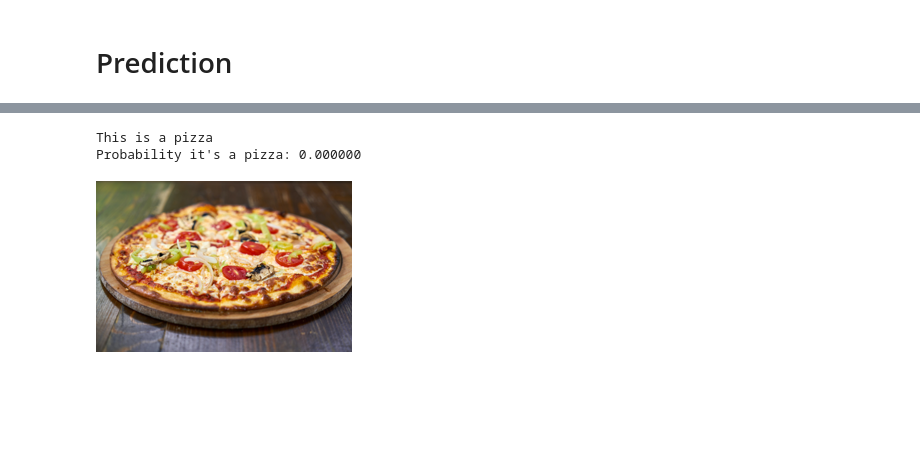
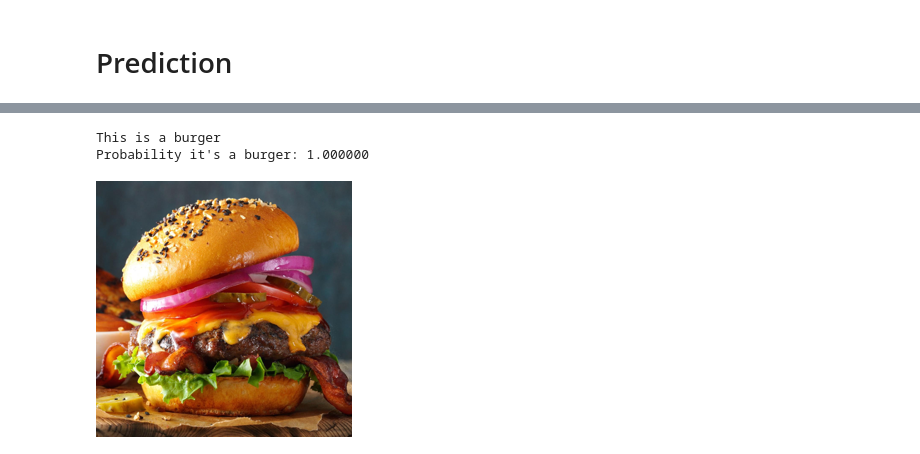
Before and after one commit to theredditbandit/learning-deep-learning, a Jupyter notebook: not_hotdog.ipynb, the cells around one changed output, grey strips where cells are left out. Drawn from its saved outputs; the diff is of its cells as text; code cells hidden in the pictures; blank space fills up the shorter version.

```diff
--- a/not_hotdog.ipynb
+++ b/not_hotdog.ipynb
@@ -125,15 +131,15 @@ learn.fine_tune(20)
 # %% [markdown]
 # Prediction
 # %%
-item = 'pizza.jpg'
+item = 'burger.jpg'
 # item = 'hotdog.jpg'
 pred , _ , probs = learn.predict(PILImage.create(item))
 print(f"This is a {pred}")
 print(f"Probability it's a {pred}: {probs[0]:.6f}")
 
 Image.open(item).to_thumb(256,256)
 # %% [output]
 [interactive output not drawn]
-This is a pizza
-Probability it's a pizza: 0.000000
+This is a burger
+Probability it's a burger: 1.000000
-[figure, old version]
+[figure, new version]
```
Also changed, not shown: parts of 2 cells of this notebook.
